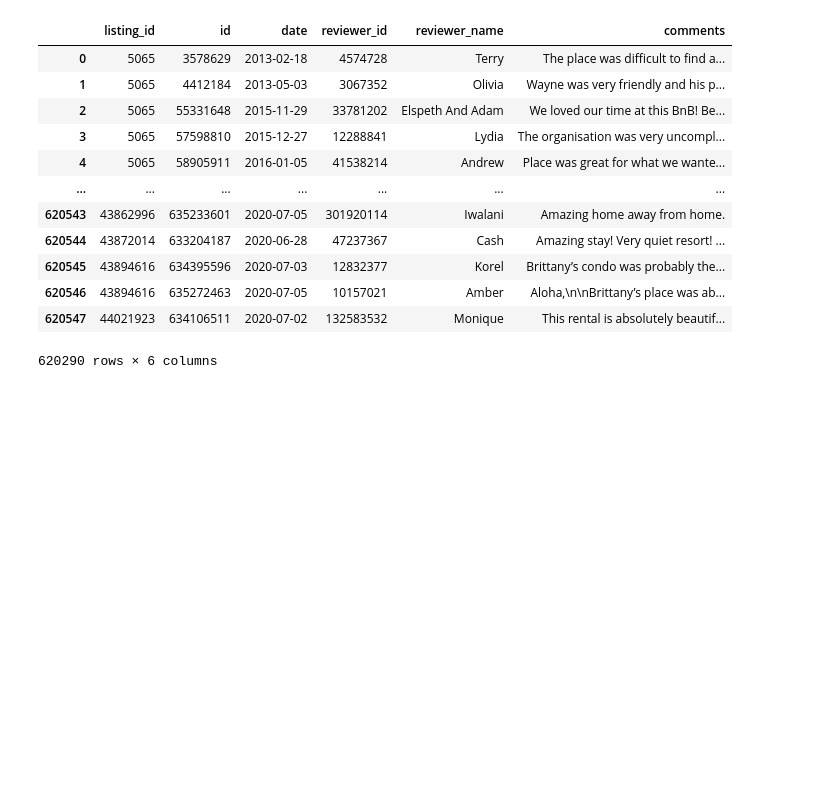
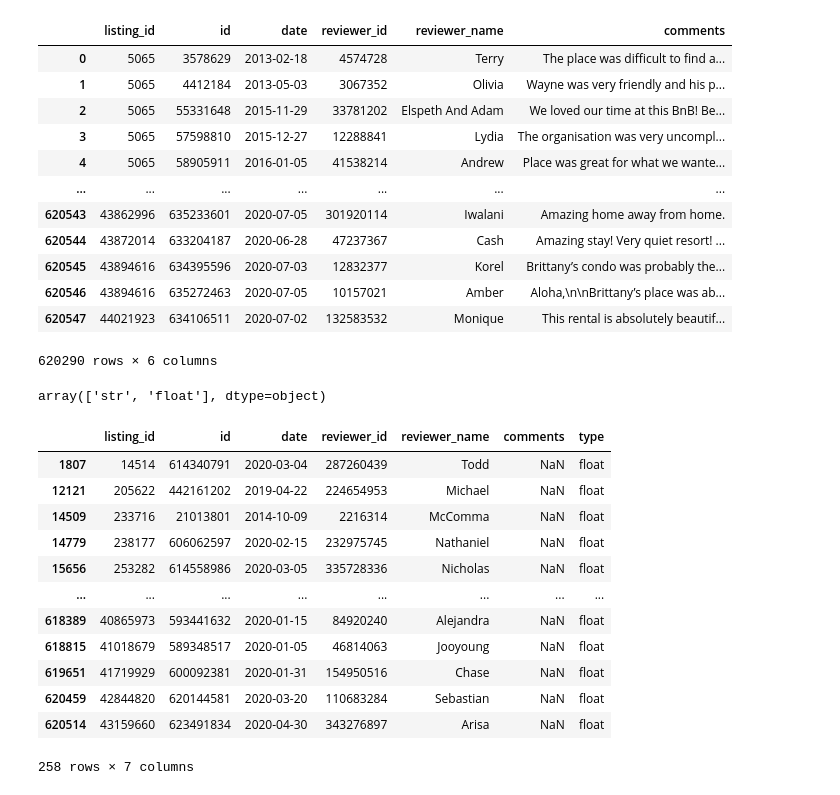
Before and after one commit to jinhuizi-fu/fun_projects, a Jupyter notebook: 1_airbnb_review_analysis/Airbnb_review_text_mining.ipynb, the cells around one changed output. Drawn from its saved outputs; the diff is of its cells as text; code cells hidden in the pictures; blank space fills up the shorter version.

```diff
--- a/1_airbnb_review_analysis/Airbnb_review_text_mining.ipynb
+++ b/1_airbnb_review_analysis/Airbnb_review_text_mining.ipynb
@@ -46,3 +52,33 @@ df_review.dropna()
 | 620546 | 43894616 | 635272463 | 2020-07-05 | 10157021 | Amber | Aloha,\n\nBrittany’s place was ab... |
 | 620547 | 44021923 | 634106511 | 2020-07-02 | 132583532 | Monique | This rental is absolutely beautif... |
 620290 rows × 6 columns
+# %%
+# check types of review column
+def trans(text):
+    textresult=type(text).__name__
+    return(textresult)
+
+df_review["type"]=df_review.comments.apply(trans)
+
+df_review.type.unique()
+# %% [output]
+array(['str', 'float'], dtype=object)
+# %%
+# what's the comment like when it's a 'float'?
+check1 = df_review[df_review.type == 'float']
+check1
+# 258 rows, missing comment, safe to remove
+# %% [output]
+|  | listing_id | id | date | reviewer_id | reviewer_name | comments | type |
+| 1807 | 14514 | 614340791 | 2020-03-04 | 287260439 | Todd | NaN | float |
+| 12121 | 205622 | 442161202 | 2019-04-22 | 224654953 | Michael | NaN | float |
+| 14509 | 233716 | 21013801 | 2014-10-09 | 2216314 | McComma | NaN | float |
+| 14779 | 238177 | 606062597 | 2020-02-15 | 232975745 | Nathaniel | NaN | float |
+| 15656 | 253282 | 614558986 | 2020-03-05 | 335728336 | Nicholas | NaN | float |
+| ... | ... | ... | ... | ... | ... | ... | ... |
+| 618389 | 40865973 | 593441632 | 2020-01-15 | 84920240 | Alejandra | NaN | float |
+| 618815 | 41018679 | 589348517 | 2020-01-05 | 46814063 | Jooyoung | NaN | float |
+| 619651 | 41719929 | 600092381 | 2020-01-31 | 154950516 | Chase | NaN | float |
+| 620459 | 42844820 | 620144581 | 2020-03-20 | 110683284 | Sebastian | NaN | float |
+| 620514 | 43159660 | 623491834 | 2020-04-30 | 343276897 | Arisa | NaN | float |
+258 rows × 7 columns
```
Also changed, not shown: parts of 9 cells of this notebook.
